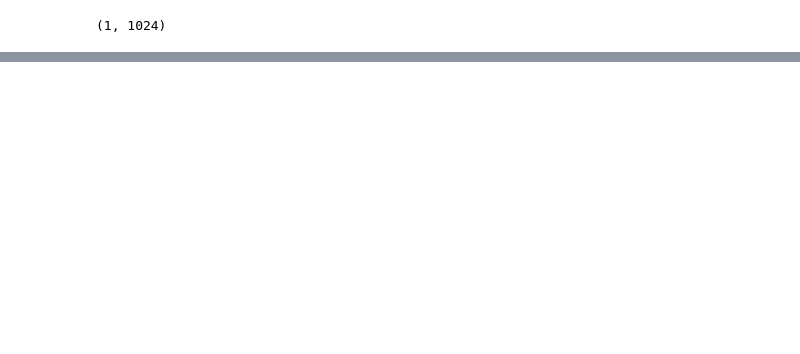
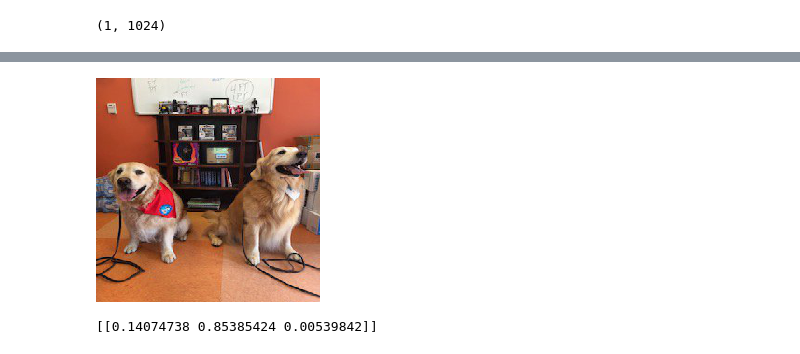
Before and after one commit to pystarter014/Image-Recongition, a Jupyter notebook: TensorFlow Keras - Image Recognition.ipynb, the cells around one changed output, grey strips where cells are left out. Cells and saved outputs as stored; diff of their text form; code cells hidden in the pictures; blank space fills up the shorter version.

```diff
--- a/TensorFlow Keras - Image Recognition.ipynb
+++ b/TensorFlow Keras - Image Recognition.ipynb
@@ -204,0 +237,9 @@ plt.show()
+# %%
+tf.keras.preprocessing.image.load_img(dog_path, target_size=(224,224))
+# %% [output]
+[figure, added]
+# %%
+predicted_result = model.predict(dog)
+print(predicted_result)
+# %% [output]
+[[0.14074738 0.85385424 0.00539842]]
```
Also changed, not shown: parts of 11 cells of this notebook.
